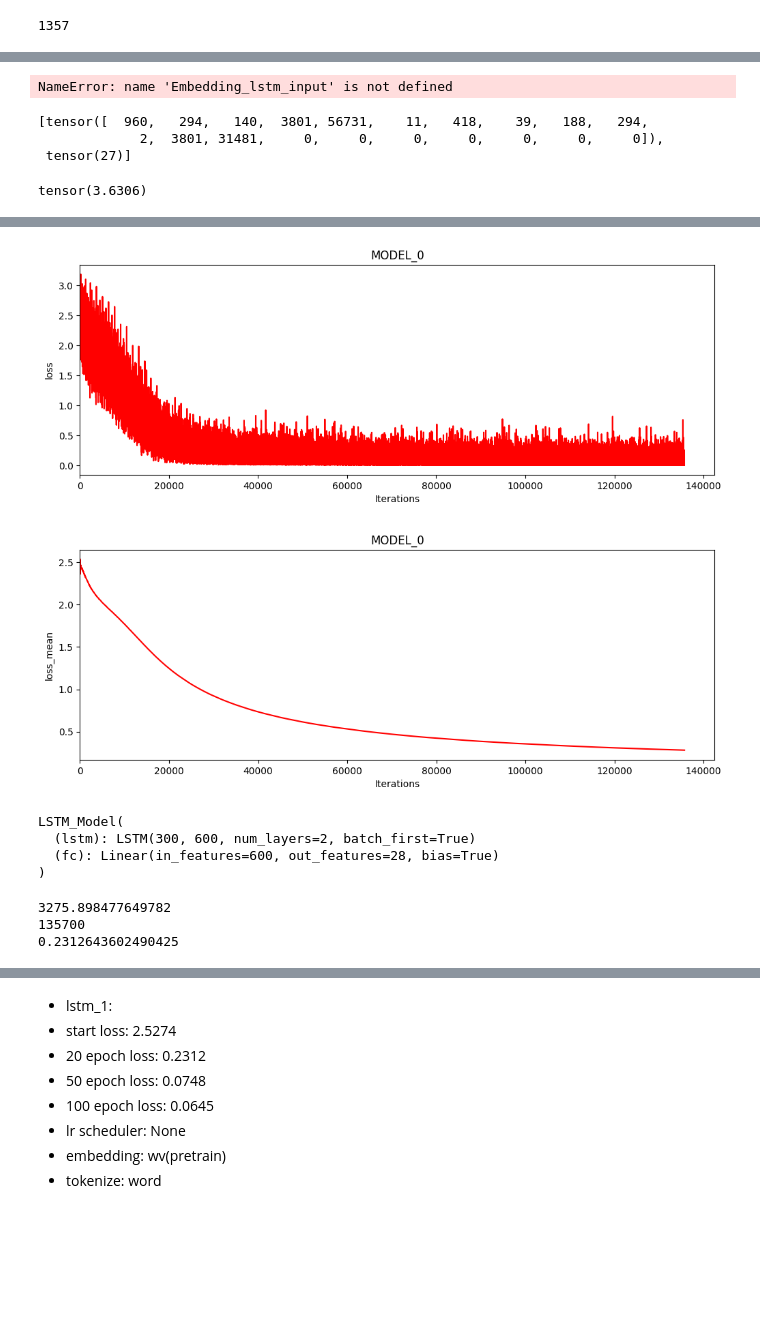
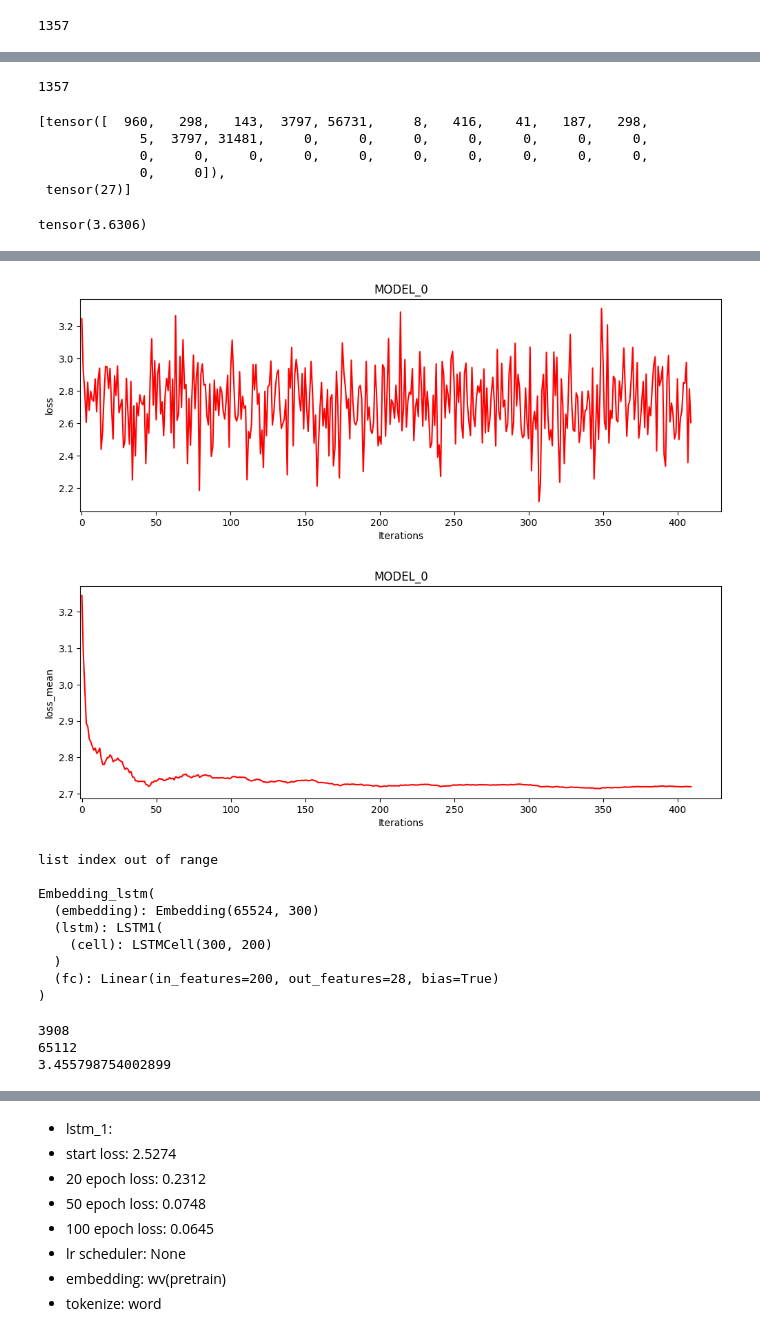
Before and after one commit to Super3001/Initial-repository, a Jupyter notebook: Untitled.ipynb, the cells around one changed output, grey strips where cells are left out. Saved outputs shown, nothing was run; the diff lists cells and outputs as text; code cells hidden in the pictures; blank space fills up the shorter version.

```diff
--- a/Untitled.ipynb
+++ b/Untitled.ipynb
@@ -467,14 +474,15 @@ class Embedding_lstm(nn.Module):
         result = self.fc(h_last)
         return result
 # %%
+from go_emotions_classes import classes
 INPUT_SIZE = 300
-HIDDEN_SIZE = 600
+HIDDEN_SIZE = 200
 NUM_CLASSES = len(classes)
-NUM_LAYERS = 2
+NUM_LAYERS = 1
 SEQ_LEN = 32 # PAD_SIZE
 
 LR = 0.001
-NUM_EPOCH = 100
+NUM_EPOCH = 40
 BATCH_SIZE = 32
 # %%
 # nn.Embedding层预处理数据，输入为单词的indice形式
@@ -605,19 +623,27 @@ class Embedding_lstm_input(Dataset):
     def __len__(self):
         return len(self.data['text'])
 # %%
-input_train = DataLoader(Embedding_lstm_input(data_train[0:1000]), batch_size=BATCH_SIZE)
-input_val = DataLoader(Embedding_lstm_input(data_val[0:1000]))
+input_train = DataLoader(Embedding_lstm_input(data_train), batch_size=BATCH_SIZE)
+input_val = DataLoader(Embedding_lstm_input(data_val))
 len(input_train)
 # %% [output]
-NameError: name 'Embedding_lstm_input' is not defined
+1357
 # %%
+import torch
+input_train_list = []
+for x, y in input_train:
+    input_train_list.append([x.squeeze(0), y.squeeze(0)])
+input_train_list[0]
+
 input_val_list = []
 for x, y in input_val:
     input_val_list.append([x.squeeze(0), y.squeeze(0)])
 input_val_list[0]
 # %% [output]
-[tensor([  960,   294,   140,  3801, 56731,    11,   418,    39,   188,   294,
-             2,  3801, 31481,     0,     0,     0,     0,     0,     0,     0]),
+[tensor([  960,   298,   143,  3797, 56731,     8,   416,    41,   187,   298,
+             5,  3797, 31481,     0,     0,     0,     0,     0,     0,     0,
+             0,     0,     0,     0,     0,     0,     0,     0,     0,     0,
+             0,     0]),
  tensor(27)]
 # %%
 criterion = torch.nn.CrossEntropyLoss()
@@ -762,10 +795,10 @@ def dl_train(model, # nn.Modules derived manual ML model
     return total_loss, avg_loss
 # %%
 criterion = nn.CrossEntropyLoss()
-optimizer = torch.optim.Adam(model_0.parameters())
+optimizer = torch.optim.Adam(model.parameters())
 device = 'cuda:0' if torch.cuda.is_available() else 'cpu'
 print(device)
-train_metrics, val_metrics = dl_train(model=model_0, loader=train_dataloader_0, criterion=criterion, optimizer=optimizer,
-                                   epoches=NUM_EPOCH, val=False, val_loader=None,
+train_metrics, val_metrics = dl_train(model=model, loader=input_train, criterion=criterion, optimizer=optimizer,
+                                   epoches=NUM_EPOCH, val=True, val_loader=input_val,
                                    device=device)
 # %% [output]
@@ -789,7 +822,12 @@ cuda:0
-[figure, old version]
+[figure, new version]
-[figure, old version]
+[figure, new version]
-LSTM_Model(
-  (lstm): LSTM(300, 600, num_layers=2, batch_first=True)
-  (fc): Linear(in_features=600, out_features=28, bias=True)
+list index out of range
+
+Embedding_lstm(
+  (embedding): Embedding(65524, 300)
+  (lstm): LSTM1(
+    (cell): LSTMCell(300, 200)
+  )
+  (fc): Linear(in_features=200, out_features=28, bias=True)
 )
 # %%
@@ -797,10 +835,10 @@ torch.save(model_0.state_dict(), r'LSTM_Model_1.ckpt')
 # %%
-print(train_metrics)
-print(len(val_metrics))
-l = len(val_metrics)
-print(np.mean(val_metrics[l//5:l//5+20]))
+print(len(train_metrics[1]))
+print(len(val_metrics[1]))
+l = len(val_metrics[1])
+print(np.mean(val_metrics[1][-20:]))
 # %% [output]
-3275.898477649782
-135700
-0.2312643602490425
+3908
+65112
+3.455798754002899
 # %%
```
Also changed, not shown: parts of 17 cells of this notebook, 11 other files.
